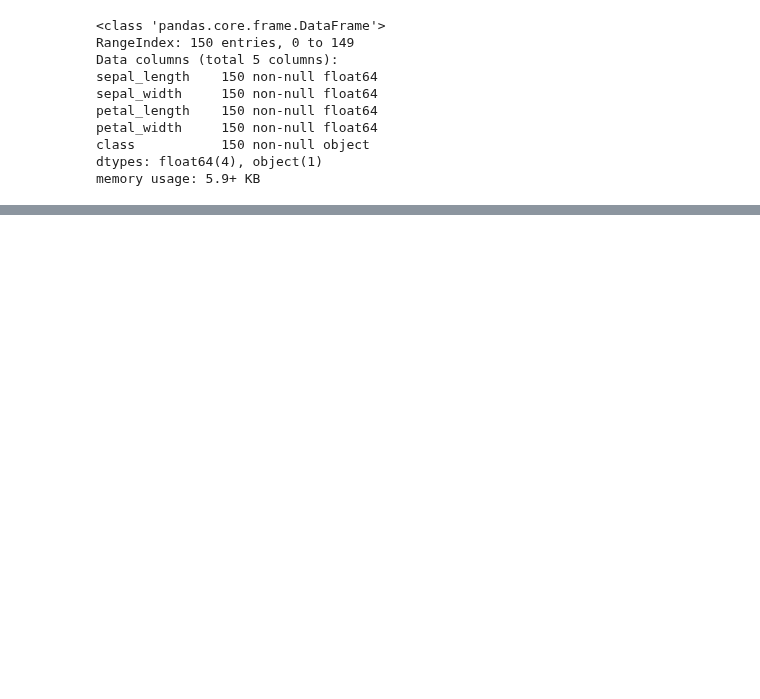
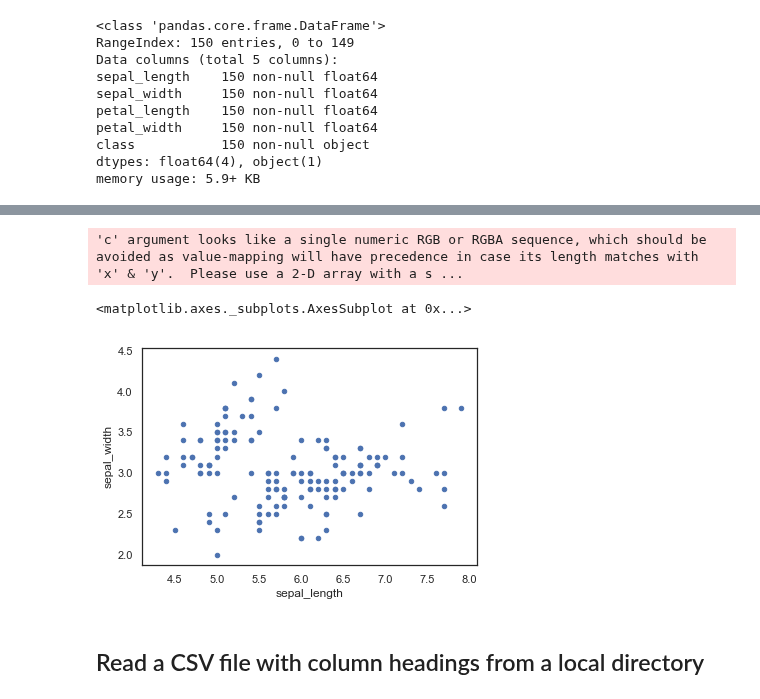
Before and after one commit to jfogarty/machine-learning-intro-workshop, a Jupyter notebook: misc/data-explore-iris-data.ipynb, the cells around one changed output, grey strips where cells are left out. Saved outputs shown, nothing was run; the diff lists cells and outputs as text; code cells hidden in the pictures; blank space fills up the shorter version.

```diff
--- a/misc/data-explore-iris-data.ipynb
+++ b/misc/data-explore-iris-data.ipynb
@@ -68 +50,13 @@ class Layer:
+# %%
+import numpy as np #linear algebra
+import pandas as pd # a data processing and CSV I/O library
+
+import warnings # current version of seaborn generates a bunch of warnings that will be ignore
+warnings.filterwarnings('ignore')
+
+# Data Visualization
+import seaborn as sns
+import matplotlib.pyplot as plt
+%matplotlib inline
+sns.set(style='white', color_codes=True)
 # %%
@@ -86,0 +96,8 @@ memory usage: 5.9+ KB
+# %%
+df.plot(kind='scatter',x='sepal_length', y='sepal_width') # use this to make a scatterplot of the Iris features.
+# %% [output]
+'c' argument looks like a single numeric RGB or RGBA sequence, which should be avoided as value-mapping will have precedence in case its length matches with 'x' & 'y'.  Please use a 2-D array with a s ...
+<matplotlib.axes._subplots.AxesSubplot at 0x...>
+[figure, added]
+# %% [markdown]
+## Read a CSV file with column headings from a local directory
```
Also changed, not shown: parts of 28 cells of this notebook, 2 other files.
